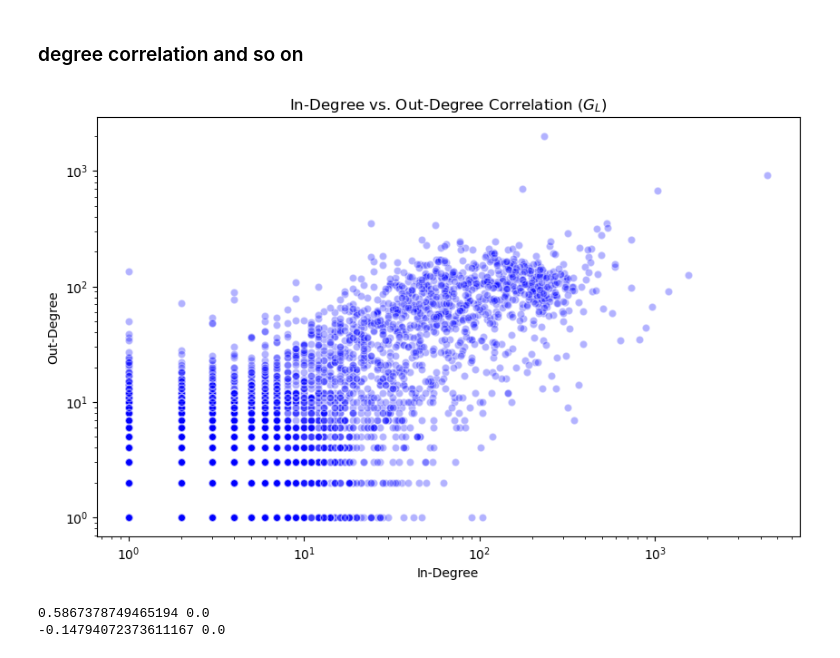
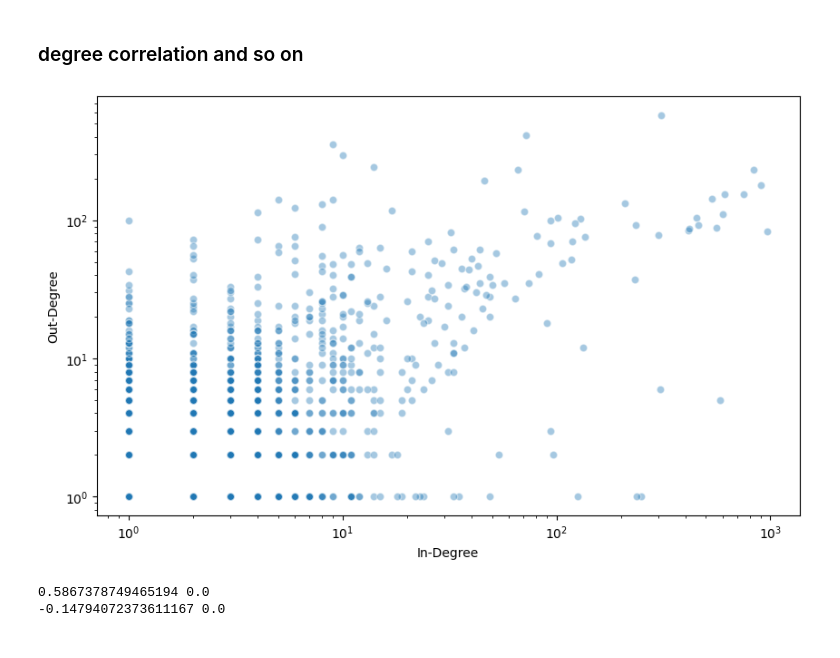
Before and after one commit to TheAllUnknown/BankTransactionNet, a Jupyter notebook: explore_libra.ipynb, the cells around one changed output. Saved outputs shown, nothing was run; the diff lists cells and outputs as text; code cells hidden in the pictures.

```diff
--- a/explore_libra.ipynb
+++ b/explore_libra.ipynb
@@ -184,12 +151,17 @@ Power law coefficient (alpha): 2.155102967544903
 # %%
 wcc_sizes = [len(c) for c in nx.weakly_connected_components(libra_G)]
 
+# Get the 'tab10' color palette from Seaborn
+colors = sns.color_palette('tab10')
+
 # Plot the size distribution of weakly connected components
-plt.hist(wcc_sizes, bins=range(1, max(wcc_sizes) + 1), edgecolor='black')
+plt.hist(wcc_sizes, bins=range(1, max(wcc_sizes) + 1), edgecolor='black', color=colors[0])
 plt.xlabel('Component Size')
 plt.ylabel('Frequency')
-plt.title('Weakly Connected Component Size Distribution')
+# plt.title('Weakly Connected Component Size Distribution')
 plt.yscale('log')  # Use a log scale if component sizes span several orders of magnitude
 plt.xscale('log')
-plt.show()
+
+# Save the figure
+plt.savefig('images/libra_component.jpg',dpi=300)
 # %% [output]
@@ -198,36 +200,35 @@ plt.show()
 ### degree correlation and so on
 # %%
 # Calculate in-degrees and out-degrees
-in_degrees = dict(rabo_G.in_degree())
-out_degrees = dict(rabo_G.out_degree())
+in_degrees = dict(libra_G.in_degree())
+out_degrees = dict(libra_G.out_degree())
 
 # Extract values for scatter plot
 in_deg_values = np.array(list(in_degrees.values()))
 out_deg_values = np.array(list(out_degrees.values()))
 
 sample_size = int(0.05 * len(in_deg_values))
 
 # Sample indices
 sample_indices = np.random.choice(len(in_deg_values), sample_size, replace=False)
 
 # Sampled in-degrees and out-degrees
 sampled_in_degrees = in_deg_values[sample_indices]
 sampled_out_degrees = out_deg_values[sample_indices]
 
 # Create a scatter plot of in-degree vs. out-degree
 plt.figure(figsize=(10, 6))
-plt.scatter(sampled_in_degrees, sampled_out_degrees, alpha=0.3, c='b',edgecolors='w')
+plt.scatter(sampled_in_degrees, sampled_out_degrees, alpha=0.4, c=colors[0],edgecolors='w')
 
-# Apply log scale to both axes
 plt.xscale('log')
 plt.yscale('log')
 plt.xlabel('In-Degree')
 plt.ylabel('Out-Degree')
-plt.title(r'In-Degree vs. Out-Degree Correlation $(G_{L})$')
+# plt.title(r'In-Degree vs. Out-Degree Correlation $(G_{L})$')
 
-plt.show()
+plt.savefig('images/libra_corr.jpg',dpi=300)
 # %% [output]
-[figure, old version]
+[figure, new version]
 # %%
 pearson_corr, a = pearsonr(in_deg_values, out_deg_values)
 print(pearson_corr,a)
```
Also changed, not shown: parts of 14 cells of this notebook, 24 other files.
